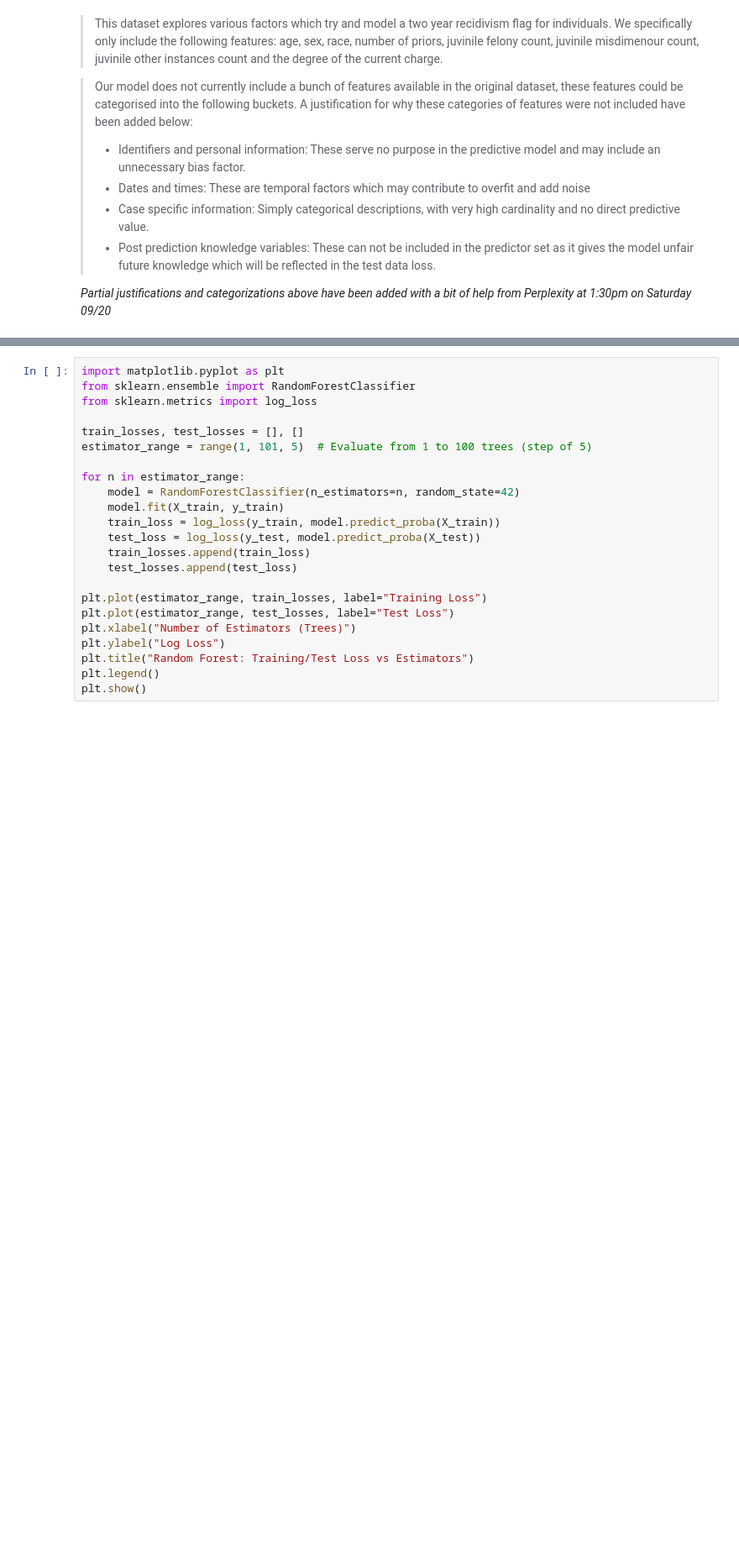
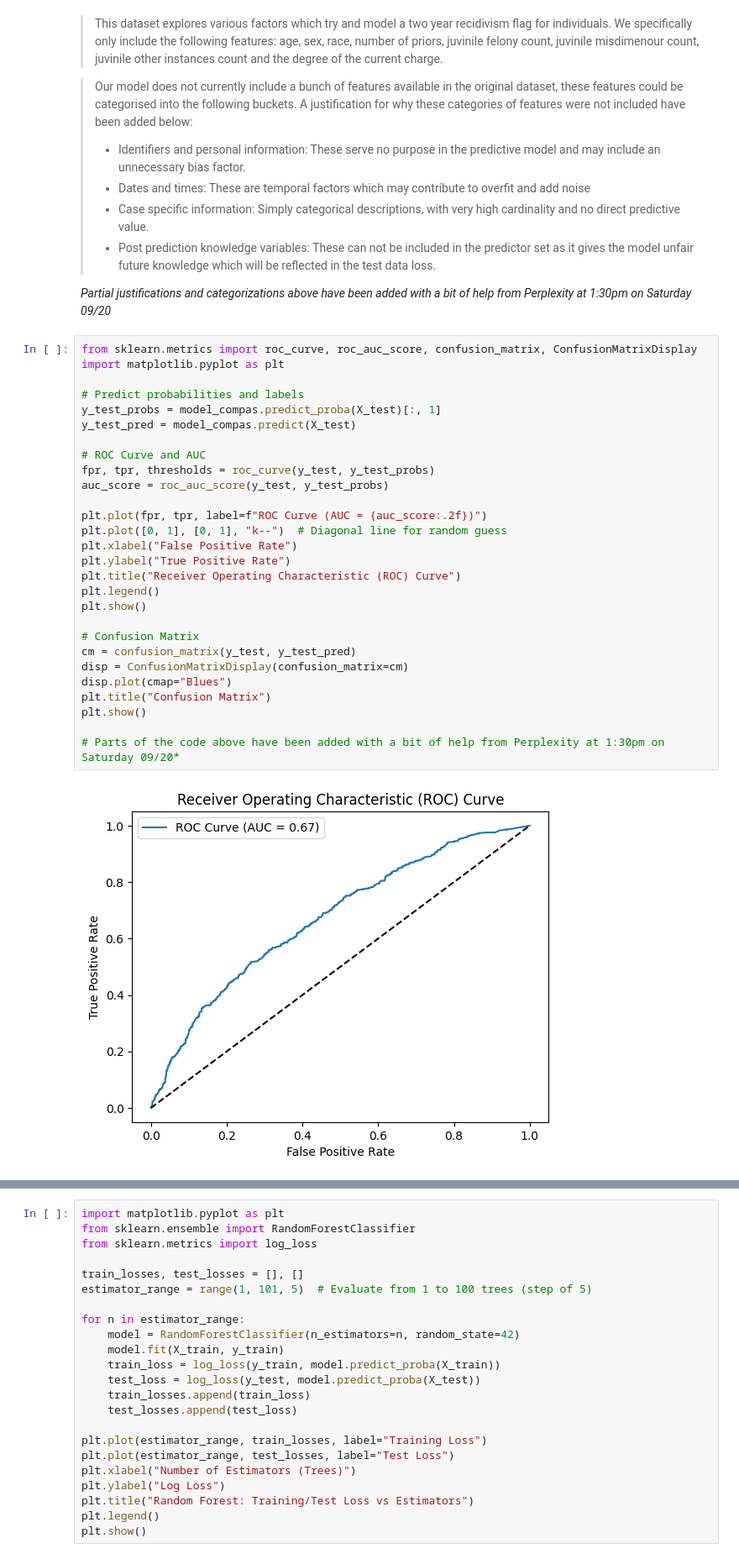
Before and after one commit to ag826/AIPI590_XAI_F25, a Jupyter notebook: Assignment_machine_learning_court.ipynb, the cells around one changed output, grey strips where cells are left out. Shown at 84% size. Drawn from its saved outputs; the diff is of its cells as text; blank space fills up the shorter version.

```diff
--- a/Assignment_machine_learning_court.ipynb
+++ b/Assignment_machine_learning_court.ipynb
@@ -76,3 +78,33 @@ weighted avg       0.63      0.63      0.63      1443
 > - Post prediction knowledge variables: These can not be included in the predictor set as it gives the model unfair future knowledge which will be reflected in the test data loss.
 
 *Partial justifications and categorizations above have been added with a bit of help from Perplexity at 1:30pm on Saturday 09/20*
+# %%
+from sklearn.metrics import roc_curve, roc_auc_score, confusion_matrix, ConfusionMatrixDisplay
+import matplotlib.pyplot as plt
+
+# Predict probabilities and labels
+y_test_probs = model_compas.predict_proba(X_test)[:, 1]
+y_test_pred = model_compas.predict(X_test)
+
+# ROC Curve and AUC
+fpr, tpr, thresholds = roc_curve(y_test, y_test_probs)
+auc_score = roc_auc_score(y_test, y_test_probs)
+
+plt.plot(fpr, tpr, label=f"ROC Curve (AUC = {auc_score:.2f})")
+plt.plot([0, 1], [0, 1], "k--")  # Diagonal line for random guess
+plt.xlabel("False Positive Rate")
+plt.ylabel("True Positive Rate")
+plt.title("Receiver Operating Characteristic (ROC) Curve")
+plt.legend()
+plt.show()
+
+# Confusion Matrix
+cm = confusion_matrix(y_test, y_test_pred)
+disp = ConfusionMatrixDisplay(confusion_matrix=cm)
+disp.plot(cmap="Blues")
+plt.title("Confusion Matrix")
+plt.show()
+
+# Parts of the code above have been added with a bit of help from Perplexity at 1:30pm on Saturday 09/20*
+# %% [output]
+[figure, added]
```
Also changed, not shown: parts of 2 cells of this notebook.
